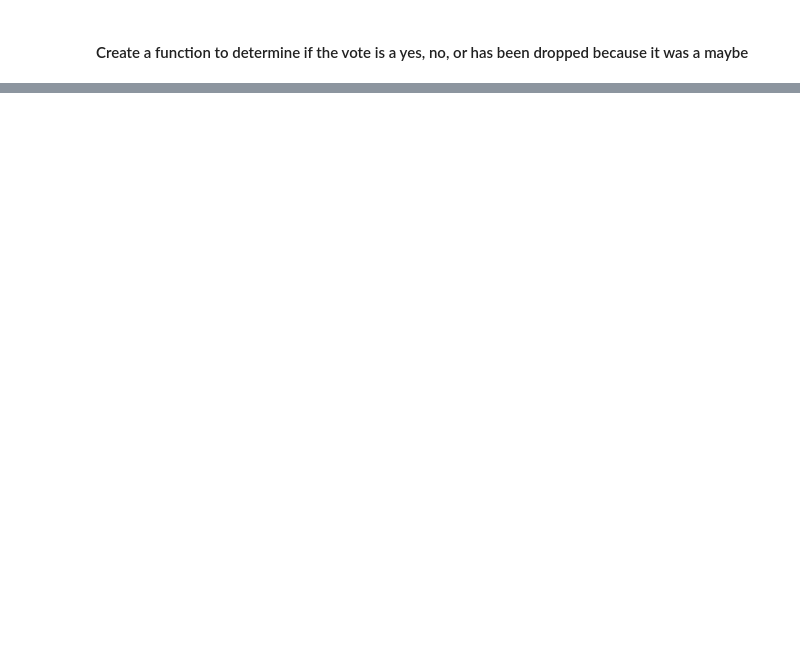
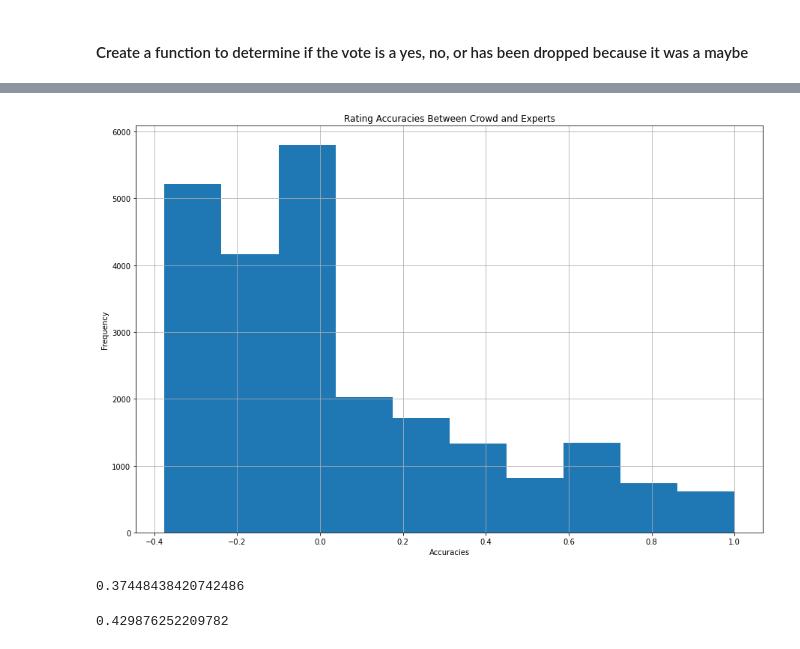
Before and after one commit to cstokl3/open_avenues, a Jupyter notebook: crowdsourcing.ipynb, the cells around one changed output, grey strips where cells are left out. Drawn from its saved outputs; the diff is of its cells as text; code cells hidden in the pictures; blank space fills up the shorter version.

```diff
--- a/crowdsourcing.ipynb
+++ b/crowdsourcing.ipynb
@@ -114,0 +171,3 @@ results.head()
+# %%
+results['Expert Acc'] = results['Expert Yes']
+results.head()
@@ -114,0 +185,3 @@ results.head()
+# %%
+results['Expert Acc'] = results.apply(acc_calc, axis=1)
+results.head()
@@ -114,0 +195,3 @@ results.head()
+# %%
+results['Crowd Acc'] = 1 - results['Difficulty']
+results.head()
@@ -114,0 +205,3 @@ results.head()
+# %%
+results['Crowd vs Exp'] = results['Expert Acc'] - results['Crowd Acc']
+results.head()
@@ -114,0 +215,18 @@ results.head()
+# %%
+results['Crowd vs Exp'].hist(figsize = (15,10))
+plt.title('Rating Accuracies Between Crowd and Experts')
+plt.ylabel('Frequency')
+plt.xlabel('Accuracies')
+plt.show()
+# %% [output]
+[figure, added]
+# %%
+experts_rate = np.count_nonzero(results['Crowd vs Exp'] > 0) / len(results['Crowd vs Exp'])
+experts_rate
+# %% [output]
+0.37448438420742486
+# %%
+crowd_rate = np.count_nonzero(results['Crowd vs Exp'] < 0) / len(results['Crowd vs Exp'])
+crowd_rate
+# %% [output]
+0.429876252209782
```
Also changed, not shown: parts of 57 cells of this notebook, 2 other files.
